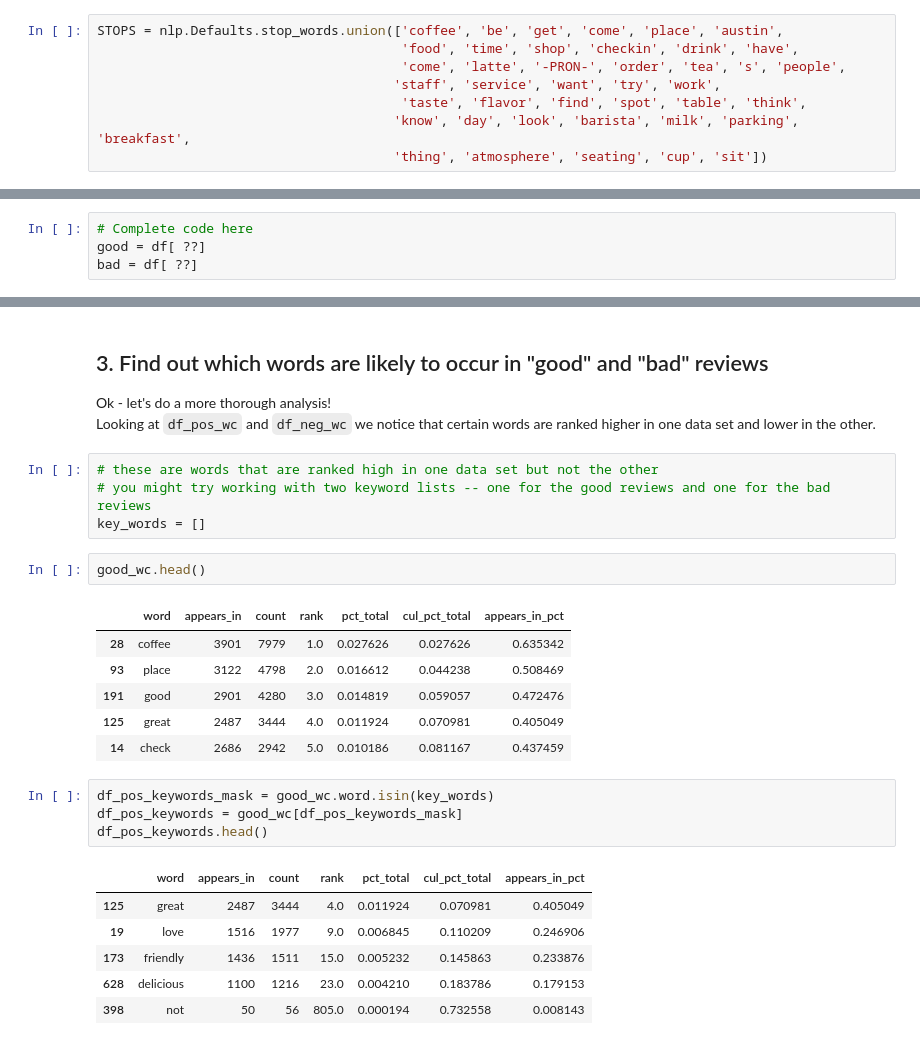
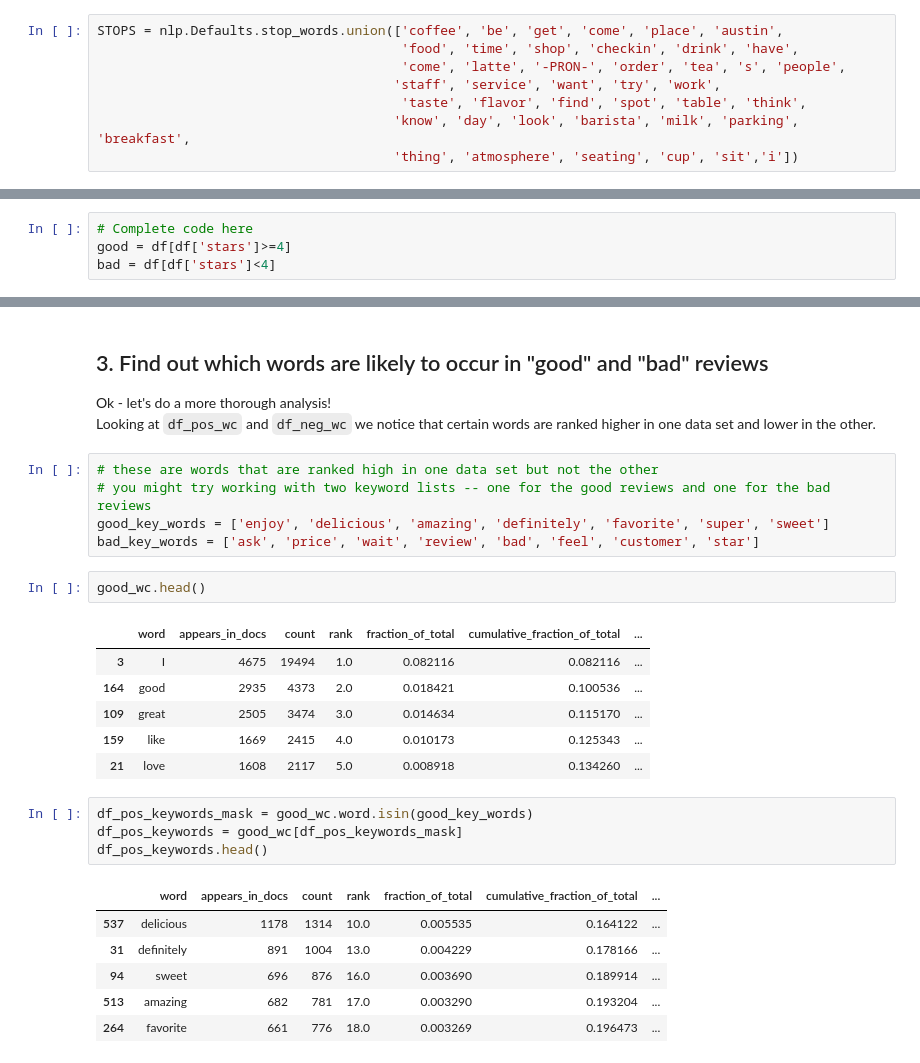
Before and after one commit to sikoh/Natural-Language-Processing, a Jupyter notebook: Text-Data/DS_Text_Data_Homework.ipynb, the cells around one changed output, grey strips where cells are left out. Drawn from its saved outputs; the diff is of its cells as text.

```diff
--- a/Text-Data/DS_Text_Data_Homework.ipynb
+++ b/Text-Data/DS_Text_Data_Homework.ipynb
@@ -425,7 +425,7 @@ STOPS = nlp.Defaults.stop_words.union(['coffee', 'be', 'get', 'come', 'place', '
                                       'staff', 'service', 'want', 'try', 'work',
                                        'taste', 'flavor', 'find', 'spot', 'table', 'think',
                                       'know', 'day', 'look', 'barista', 'milk', 'parking', 'breakfast',
-                                      'thing', 'atmosphere', 'seating', 'cup', 'sit'])
+                                      'thing', 'atmosphere', 'seating', 'cup', 'sit','i'])
 # %% [markdown]
 ## Remove stop word, punctuation and whitespace from each token
 # %%
@@ -558,8 +552,8 @@ good: ratings 4 and 5 <br>
 bad: ratings <4
 # %%
 # Complete code here
-good = df[ ??]
-bad = df[ ??]
+good = df[df['stars']>=4]
+bad = df[df['stars']<4]
 # %%
 # make sure that all reviews are accounted for in one of the two groups
 assert df.shape[0] == good.shape[0] + bad.shape[0]
@@ -636,25 +630,26 @@ Looking at `df_pos_wc` and `df_neg_wc` we notice that certain words are ranked h
 # %%
 # these are words that are ranked high in one data set but not the other
 # you might try working with two keyword lists -- one for the good reviews and one for the bad reviews
-key_words = []
+good_key_words = ['enjoy', 'delicious', 'amazing', 'definitely', 'favorite', 'super', 'sweet']
+bad_key_words = ['ask', 'price', 'wait', 'review', 'bad', 'feel', 'customer', 'star']
 # %%
 good_wc.head()
 # %% [output]
-|  | word | appears_in | count | rank | pct_total | cul_pct_total | appears_in_pct |
-| 28 | coffee | 3901 | 7979 | 1.0 | 0.027626 | 0.027626 | 0.635342 |
-| 93 | place | 3122 | 4798 | 2.0 | 0.016612 | 0.044238 | 0.508469 |
-| 191 | good | 2901 | 4280 | 3.0 | 0.014819 | 0.059057 | 0.472476 |
-| 125 | great | 2487 | 3444 | 4.0 | 0.011924 | 0.070981 | 0.405049 |
-| 14 | check | 2686 | 2942 | 5.0 | 0.010186 | 0.081167 | 0.437459 |
+|  | word | appears_in_docs | count | rank | fraction_of_total | cumulative_fraction_of_total | ... |
+| 3 | I | 4675 | 19494 | 1.0 | 0.082116 | 0.082116 | ... |
+| 164 | good | 2935 | 4373 | 2.0 | 0.018421 | 0.100536 | ... |
+| 109 | great | 2505 | 3474 | 3.0 | 0.014634 | 0.115170 | ... |
+| 159 | like | 1669 | 2415 | 4.0 | 0.010173 | 0.125343 | ... |
+| 21 | love | 1608 | 2117 | 5.0 | 0.008918 | 0.134260 | ... |
 # %%
-df_pos_keywords_mask = good_wc.word.isin(key_words)
+df_pos_keywords_mask = good_wc.word.isin(good_key_words)
 df_pos_keywords = good_wc[df_pos_keywords_mask]
 df_pos_keywords.head()
 # %% [output]
-|  | word | appears_in | count | rank | pct_total | cul_pct_total | appears_in_pct |
-| 125 | great | 2487 | 3444 | 4.0 | 0.011924 | 0.070981 | 0.405049 |
-| 19 | love | 1516 | 1977 | 9.0 | 0.006845 | 0.110209 | 0.246906 |
-| 173 | friendly | 1436 | 1511 | 15.0 | 0.005232 | 0.145863 | 0.233876 |
-| 628 | delicious | 1100 | 1216 | 23.0 | 0.004210 | 0.183786 | 0.179153 |
-| 398 | not | 50 | 56 | 805.0 | 0.000194 | 0.732558 | 0.008143 |
+|  | word | appears_in_docs | count | rank | fraction_of_total | cumulative_fraction_of_total | ... |
+| 537 | delicious | 1178 | 1314 | 10.0 | 0.005535 | 0.164122 | ... |
+| 31 | definitely | 891 | 1004 | 13.0 | 0.004229 | 0.178166 | ... |
+| 94 | sweet | 696 | 876 | 16.0 | 0.003690 | 0.189914 | ... |
+| 513 | amazing | 682 | 781 | 17.0 | 0.003290 | 0.193204 | ... |
+| 264 | favorite | 661 | 776 | 18.0 | 0.003269 | 0.196473 | ... |
 # %%
```
Also changed, not shown: parts of 13 cells of this notebook.
